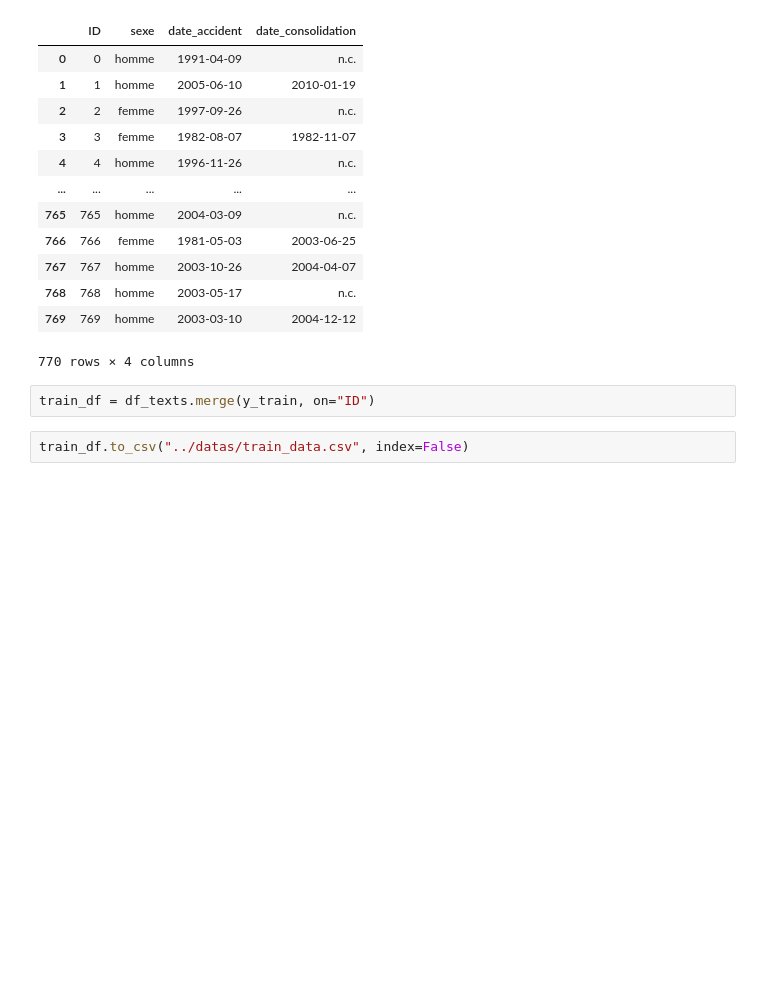
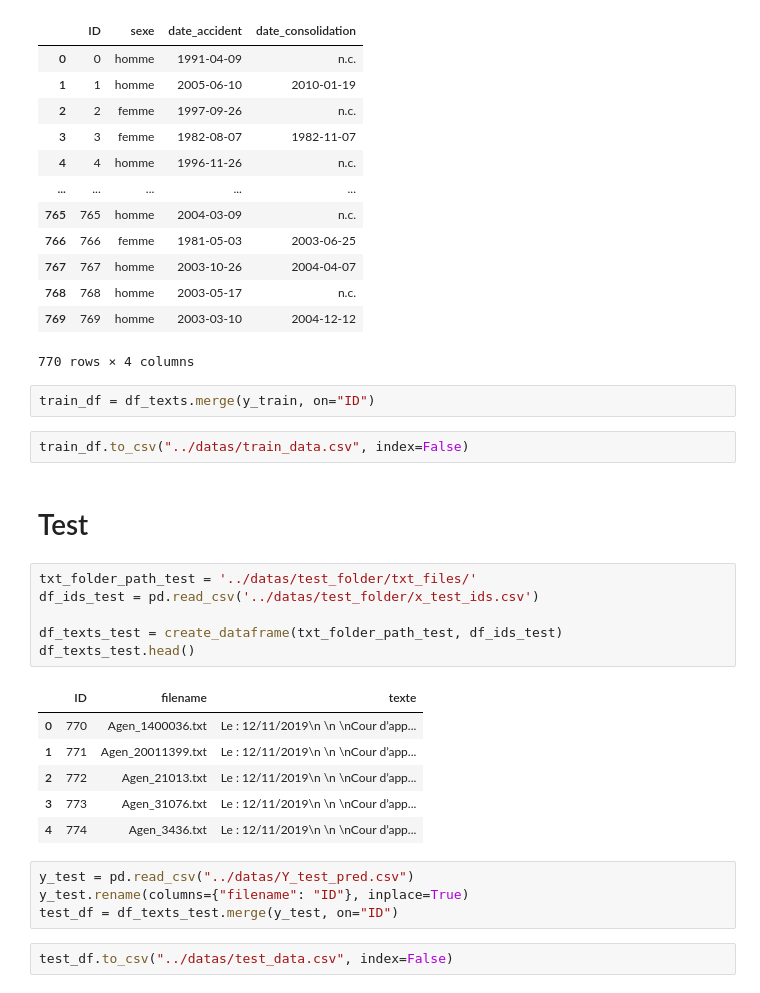
Before and after one commit to samuel-LP/judicial-decisions-parsing, a Jupyter notebook: notebooks/merging_datas.ipynb, the cells around one changed output. Drawn from its saved outputs; the diff is of its cells as text; blank space fills up the shorter version.

```diff
--- a/notebooks/merging_datas.ipynb
+++ b/notebooks/merging_datas.ipynb
@@ -52,3 +52,24 @@ y_train
 train_df = df_texts.merge(y_train, on="ID")
 # %%
 train_df.to_csv("../datas/train_data.csv", index=False)
+# %% [markdown]
+# Test
+# %%
+txt_folder_path_test = '../datas/test_folder/txt_files/'
+df_ids_test = pd.read_csv('../datas/test_folder/x_test_ids.csv')
+
+df_texts_test = create_dataframe(txt_folder_path_test, df_ids_test)
+df_texts_test.head()
+# %% [output]
+|  | ID | filename | texte |
+| 0 | 770 | Agen_1400036.txt | Le : 12/11/2019\n \n \nCour d’app... |
+| 1 | 771 | Agen_20011399.txt | Le : 12/11/2019\n \n \nCour d’app... |
+| 2 | 772 | Agen_21013.txt | Le : 12/11/2019\n \n \nCour d’app... |
+| 3 | 773 | Agen_31076.txt | Le : 12/11/2019\n \n \nCour d’app... |
+| 4 | 774 | Agen_3436.txt | Le : 12/11/2019\n \n \nCour d’app... |
+# %%
+y_test = pd.read_csv("../datas/Y_test_pred.csv")
+y_test.rename(columns={"filename": "ID"}, inplace=True)
+test_df = df_texts_test.merge(y_test, on="ID")
+# %%
+test_df.to_csv("../datas/test_data.csv", index=False)
```
Also changed, not shown: 2 other files.
